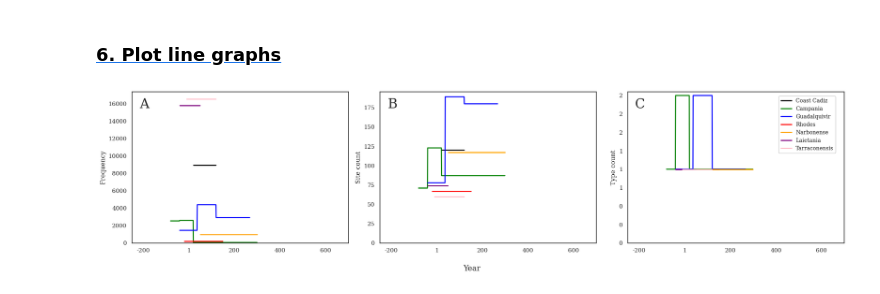
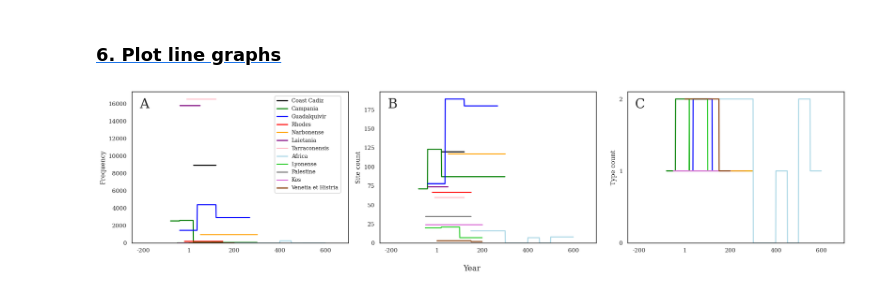
Before and after one commit to centre-for-humanities-computing/west_roman_amphorae, a Jupyter notebook: notebooks/Q7.ipynb, the cells around one changed output. Saved outputs shown, nothing was run; the diff lists cells and outputs as text; code cells hidden in the pictures.

Commit message:
extend palette, move legend, add categorize_region_lq_hq

```diff
--- a/notebooks/Q7.ipynb
+++ b/notebooks/Q7.ipynb
@@ -87,34 +87,34 @@ fig, axs= plt.subplots(nrows=1, ncols=3, figsize=(20, 5))
 axs[0].set_xlim([-250, 700])
 axs[1].set_xlim([-250, 700])
 axs[2].set_xlim([-250, 700])
 
 
 for ax, d in zip(axs.ravel(), list_of_dicts):
     plot_graph(dict_w_series = d,
-               palette=["black", "green", "blue", "red", "orange", "purple", "pink"],
+               palette=["black", "green", "blue", "red", "orange", "purple", "pink", "lightblue", "limegreen", "grey", "orchid", "saddlebrown"],
                ax = ax,
                linewidth = 2)
 
     ax.set_ylim(0, None)
-    ax.yaxis.set_major_formatter(FormatStrFormatter("%.0f"))
     ax.set_xlabel(None)
     ax.get_legend().remove()
     ax.set_ylabel(None)
     ax.set_xticklabels([int(i) if i != 0 else 1 for i in ax.get_xticks()])
     handles, labels = ax.get_legend_handles_labels()
-    fig.legend(handles, labels, bbox_to_anchor=(0.983, 0.955), fontsize = 10)
+    fig.legend(handles, labels, bbox_to_anchor=(0.33, 0.955), fontsize = 10)
 
 axs[0].set_ylabel("Frequency")
 axs[1].set_ylabel("Site count")
 axs[2].set_ylabel("Type count")
+axs[2].set_yticks([0,1,2])
 
 for ax, label in zip(axs, ["A", "B", "C"]):
     ax.text(0.08, 0.96, label, transform=ax.transAxes,
             fontsize=25, va='top', ha='right')
 
 fig.supxlabel("Year")
 
 plt.tight_layout()
 plt.savefig("../figs/Q7.png", bbox_inches="tight", format = "png", dpi = 400)
 # %% [output]
-[figure, old version]
+[figure, new version]
```
Also changed, not shown: 6 other files.
